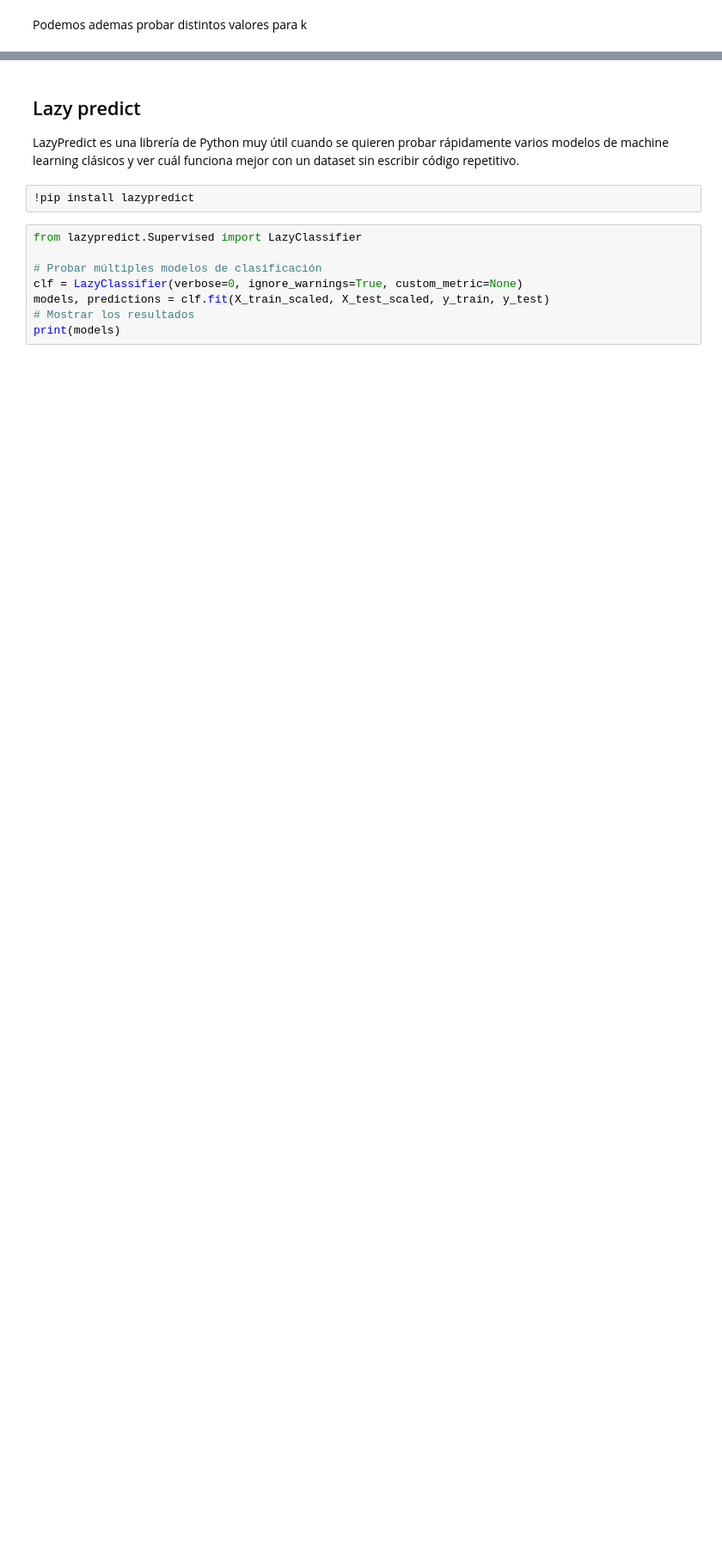
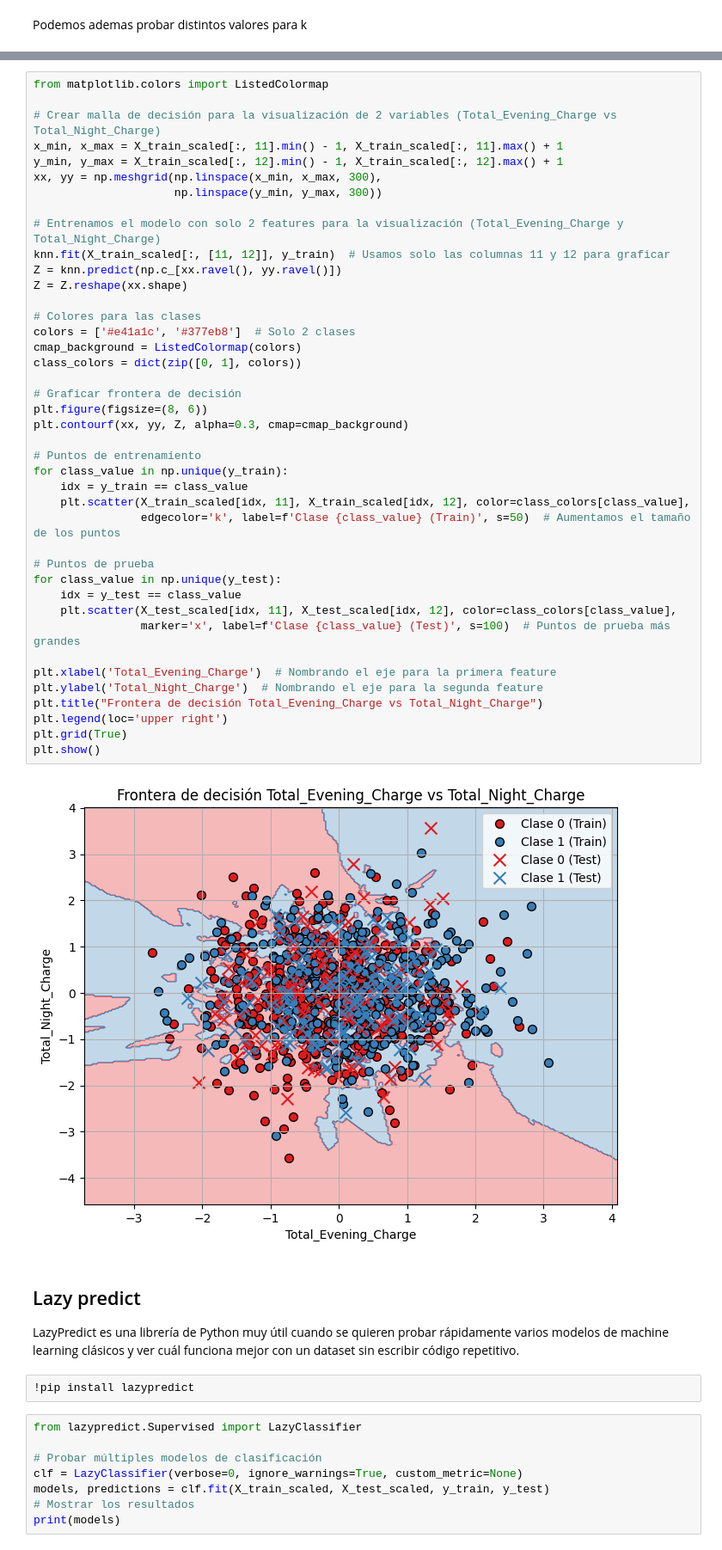
Before and after one commit to CamiloEnriqueRomeroP/Jupyter-Noptebook-Data-Mining, a Jupyter notebook: Introduction-to-python/Introduction-to-python.ipynb, the cells around one changed output, grey strips where cells are left out. Shown at 86% size. Drawn from its saved outputs; the diff is of its cells as text; blank space fills up the shorter version.

```diff
--- a/Introduction-to-python/Introduction-to-python.ipynb
+++ b/Introduction-to-python/Introduction-to-python.ipynb
@@ -509,3 +563,46 @@ plt.show()
+# %%
+from matplotlib.colors import ListedColormap
+
+# Crear malla de decisión para la visualización de 2 variables (Total_Evening_Charge vs Total_Night_Charge)
+x_min, x_max = X_train_scaled[:, 11].min() - 1, X_train_scaled[:, 11].max() + 1
+y_min, y_max = X_train_scaled[:, 12].min() - 1, X_train_scaled[:, 12].max() + 1
+xx, yy = np.meshgrid(np.linspace(x_min, x_max, 300),
+                     np.linspace(y_min, y_max, 300))
+
+# Entrenamos el modelo con solo 2 features para la visualización (Total_Evening_Charge y Total_Night_Charge)
+knn.fit(X_train_scaled[:, [11, 12]], y_train)  # Usamos solo las columnas 11 y 12 para graficar
+Z = knn.predict(np.c_[xx.ravel(), yy.ravel()])
+Z = Z.reshape(xx.shape)
+
+# Colores para las clases
+colors = ['#e41a1c', '#377eb8']  # Solo 2 clases
+cmap_background = ListedColormap(colors)
+class_colors = dict(zip([0, 1], colors))
+
+# Graficar frontera de decisión
+plt.figure(figsize=(8, 6))
+plt.contourf(xx, yy, Z, alpha=0.3, cmap=cmap_background)
+
+# Puntos de entrenamiento
+for class_value in np.unique(y_train):
+    idx = y_train == class_value
+    plt.scatter(X_train_scaled[idx, 11], X_train_scaled[idx, 12], color=class_colors[class_value],
+                edgecolor='k', label=f'Clase {class_value} (Train)', s=50)  # Aumentamos el tamaño de los puntos
+
+# Puntos de prueba
+for class_value in np.unique(y_test):
+    idx = y_test == class_value
+    plt.scatter(X_test_scaled[idx, 11], X_test_scaled[idx, 12], color=class_colors[class_value],
+                marker='x', label=f'Clase {class_value} (Test)', s=100)  # Puntos de prueba más grandes
+
+plt.xlabel('Total_Evening_Charge')  # Nombrando el eje para la primera feature
+plt.ylabel('Total_Night_Charge')  # Nombrando el eje para la segunda feature
+plt.title("Frontera de decisión Total_Evening_Charge vs Total_Night_Charge")
+plt.legend(loc='upper right')
+plt.grid(True)
+plt.show()
+# %% [output]
+[figure, added]
 # %% [markdown]
 ## Lazy predict
 
```
Also changed, not shown: parts of 10 cells of this notebook.
